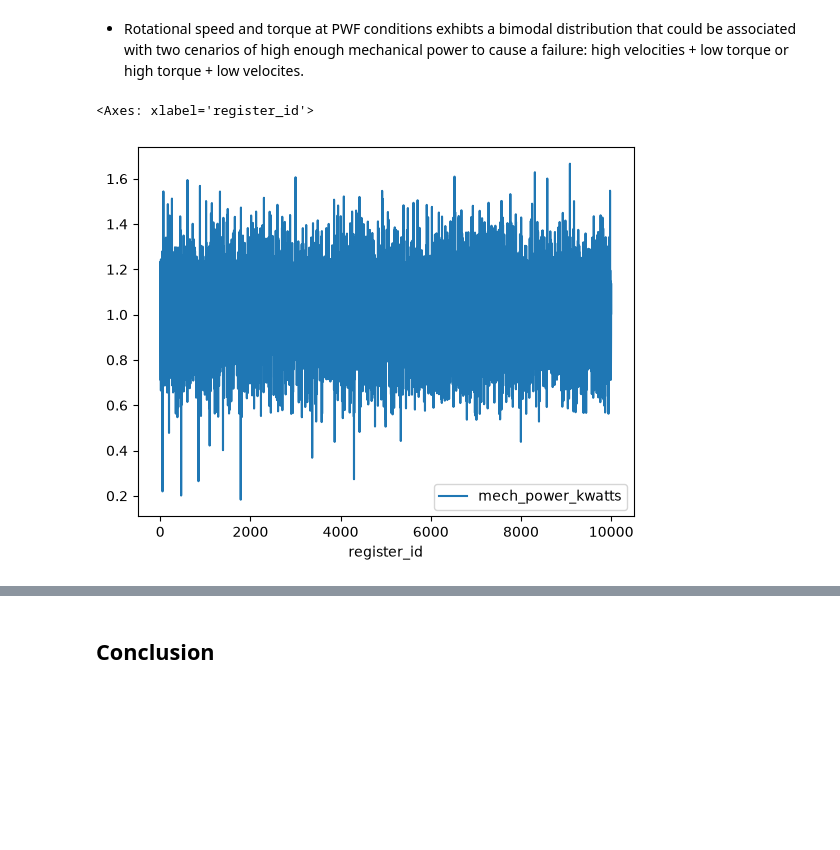
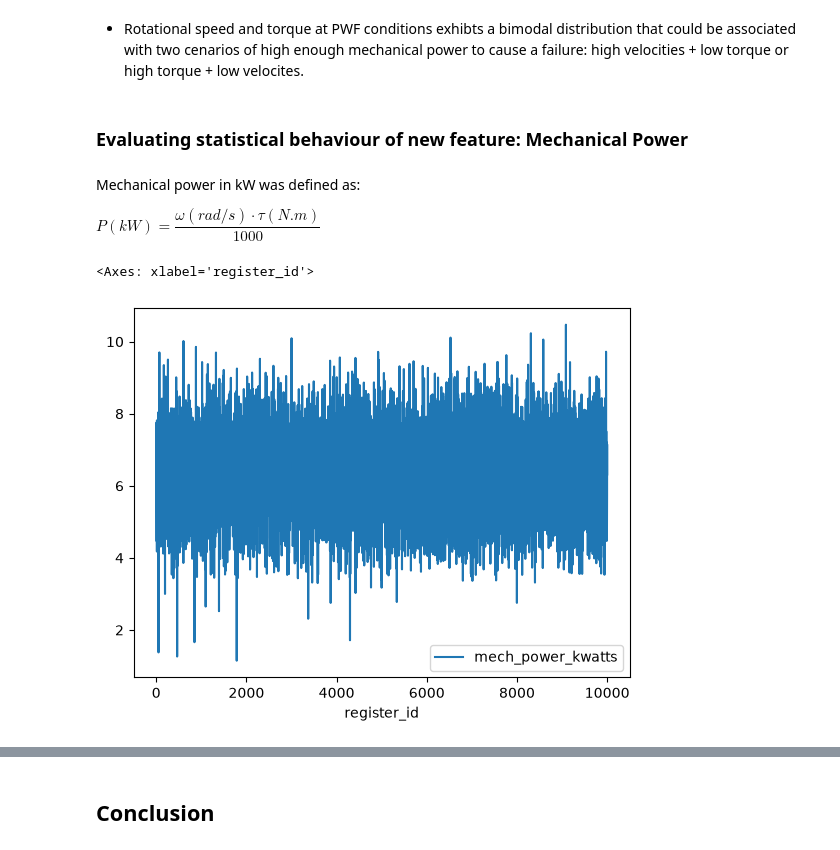
Before and after one commit to ghperez/milling-pdm, a Jupyter notebook: notebooks/01_statistical_profiling.ipynb, the cells around one changed output, grey strips where cells are left out. Saved outputs shown, nothing was run; the diff lists cells and outputs as text; code cells hidden in the pictures; blank space fills up the shorter version.

```diff
--- a/notebooks/01_statistical_profiling.ipynb
+++ b/notebooks/01_statistical_profiling.ipynb
@@ -353,15 +365,21 @@ for i, name in enumerate(ax_dict.keys(), 1):
 [figure]
 # %% [markdown]
 - Rotational speed and torque at PWF conditions exhibts a bimodal distribution that could be associated with two cenarios of high enough mechanical power to cause a failure: high velocities + low torque or high torque + low velocites.
+# %% [markdown]
+### Evaluating statistical behaviour of new feature: Mechanical Power
+# %% [markdown]
+Mechanical power in kW was defined as:
+
+$P(kW) = \dfrac{\omega(rad/s) \cdot \tau(N.m)}{1000}$
 # %%
 # Convert rotational speed to hertz (1/s)
-df_failure_mode["rotational_speed_hz"] = df_failure_mode["rotational_speed_rpm"] / 60
+df_failure_mode["rotational_speed_rps"] = 2*np.pi*df_failure_mode["rotational_speed_rpm"] / 60
 # Create a column for mechanical power in kW
-df_failure_mode["mech_power_kwatts"] = (df_failure_mode["rotational_speed_hz"] * df_failure_mode["torque_nm"])/1000
+df_failure_mode["mech_power_kwatts"] = (df_failure_mode["rotational_speed_rps"] * df_failure_mode["torque_nm"])/1000
 df_failure_mode.plot(y="mech_power_kwatts")
 # %% [output]
 <Axes: xlabel='register_id'>
-[figure, old version]
+[figure, new version]
 # %%
 # Study of distributions of numerical data (boxplots)
 layout = [
```
Also changed, not shown: parts of 15 cells of this notebook.
